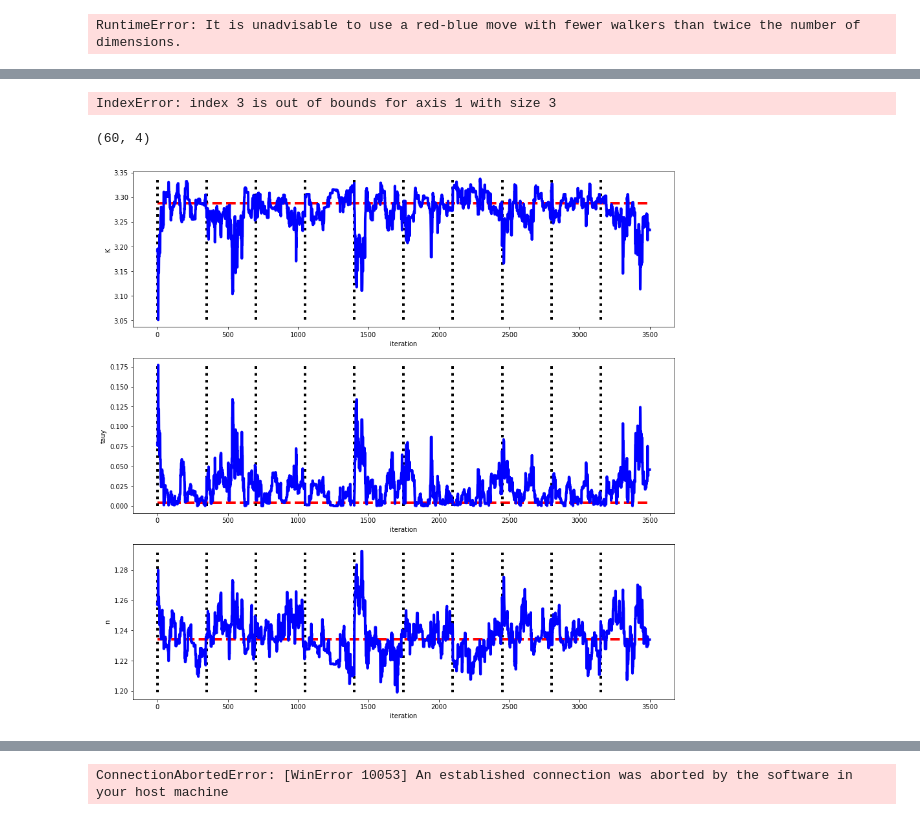
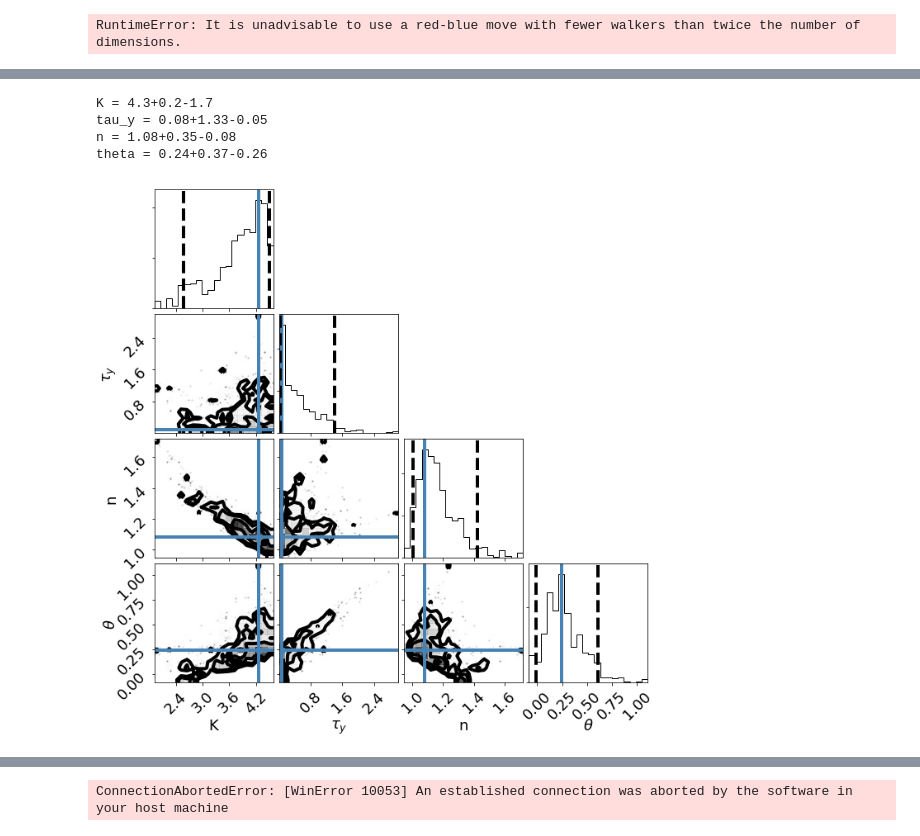
Before and after one commit to JanineBirnbaum18/3-phase-flow, a Jupyter notebook: MCMC/MCMC_from_file.ipynb, the cells around one changed output, grey strips where cells are left out. Drawn from its saved outputs; the diff is of its cells as text; code cells hidden in the pictures.

```diff
--- a/MCMC/MCMC_from_file.ipynb
+++ b/MCMC/MCMC_from_file.ipynb
@@ -302,59 +361,55 @@ RuntimeError: It is unadvisable to use a red-blue move with fewer walkers than t
 # %%
 # Inspect MCMC results
-s = 0 #ignore initial samples
-samples = sampler.chain[:, s:, :].reshape((-1, ndim))
+#ignore initial samples
 
-K_fit = samples[:,0]; tauy_fit = samples[:,1]; n_fit = samples[:,2]; theta_fit = samples[:,3]
+K_fit = samples_full[:,0]; tauy_fit = samples_full[:,1]; n_fit = samples_full[:,2]; theta_fit = samples_full[:,3]
 
 # Find mode of each posterior distribution
 N, bin_edges = np.histogram(K_fit, bins=20)
 K_post = np.mean([bin_edges[np.argmax(N)], bin_edges[np.argmax(N)+1]])
 N, bin_edges = np.histogram(tauy_fit, bins=20)
 tauy_post = np.mean([bin_edges[np.argmax(N)], bin_edges[np.argmax(N)+1]])
 N, bin_edges = np.histogram(n_fit, bins=20)
 n_post = np.mean([bin_edges[np.argmax(N)], bin_edges[np.argmax(N)+1]])
 N, bin_edges = np.histogram(theta_fit, bins=20)
 theta_post = np.mean([bin_edges[np.argmax(N)], bin_edges[np.argmax(N)+1]])
 
-# Find standard deviation
-K_std = np.std(K_fit)
-tauy_std = np.std(tauy_fit)
-n_std = np.std(n_fit)
-theta_std = np.std(theta_fit)
+# Find quantiles
+K_Q05 = np.quantile(K_fit, .05)
+K_Q95 = np.quantile(K_fit, .95)
+
+tauy_Q05 = np.quantile(tauy_fit, .05)
+tauy_Q95 = np.quantile(tauy_fit, .95)
+
+n_Q05 = np.quantile(n_fit, .05)
+n_Q95 = np.quantile(n_fit, .95)
+
+theta_Q05 = np.quantile(theta_fit, .05)
+theta_Q95 = np.quantile(theta_fit, .95)
+
+# set default plotting parameters
+plt.rc('font', size=18) #set default font size to 22 (from 10)
+plt.rcParams['lines.linewidth'] = 4.0 #set default line width to 2.0 (from 1.0)
 
 # plot
-fig = corner.corner(samples, labels=["K", "tauy", "n", "theta"],
-                  truths=[K_post, tauy_post, n_post, theta_post])
-print('K = ' + np.array2string(K_post, precision=1) + ' +- ' + np.array2string(2*K_std, precision=1) +
-      ', tau_y = ' + np.array2string(tauy_post, precision=2) + ' +- ' + np.array2string(2*tauy_std, precision=2) +
-      ', n = ' + np.array2string(n_post, precision=2) + ' +- ' + np.array2string(2*n_std, precision=2) +
-      ', theta = ' + np.array2string(theta_post, precision=2) + ' +- ' + np.array2string(2*theta_std, precision=2))
+fig = corner.corner(samples_full, labels=["K", r"$\tau_y$", "n", r"$\theta$"],
+                  truths=[K_post, tauy_post, n_post, theta_post], quantiles=[0.05, 0.95])
+
+print('K = ' + np.array2string(K_post,precision=1) +
+         '+' + np.array2string(K_Q95 - K_post,precision=1) +
+         '-' + np.array2string(K_post - K_Q05,precision=1) + '\n'
+     'tau_y = ' + np.array2string(tauy_post,precision=2) +
+            '+' + np.array2string(tauy_Q95 - tauy_post,precision=2) +
+            '-' + np.array2string(tauy_post - tauy_Q05,precision=2) + '\n'
+     'n = ' + np.array2string(n_post,precision=2) +
+         '+' + np.array2string(n_Q95 - n_post,precision=2) +
+         '-' + np.array2string(n_post - n_Q05,precision=2) + '\n'
+     'theta = ' + np.array2string(theta_post,precision=2) +
+         '+' + np.array2string(theta_Q95 - theta_post,precision=2) +
+         '-' + np.array2string(theta_post - theta_Q05,precision=2))
 # %% [output]
-IndexError: index 3 is out of bounds for axis 1 with size 3
+K = 4.3+0.2-1.7
+tau_y = 0.08+1.33-0.05
+n = 1.08+0.35-0.08
+theta = 0.24+0.37-0.26
+[figure, added]
-# %%
-samples.shape
-# %% [output]
-(60, 4)
-# %%
-# inspect runs
-s = 150
-samples_full = sampler.chain[:, s:, :].reshape((-1, ndim))
-
-fig,ax = plt.subplots(nrows=3, figsize=(15,15))
-ax[0].plot(samples_full[:,0],'b-')
-ax[0].hlines(K_post, 0, samples_full.shape[0],colors='r',linestyles='dashed')
-ax[0].vlines(np.arange(nwalkers)*(steps-s),np.min(samples_full[:,0]),np.max(samples_full[:,0]),colors='k',linestyles='dotted')
-ax[0].set_xlabel('iteration')
-ax[0].set_ylabel('K')
-ax[1].plot(samples_full[:,1],'b-')
-ax[1].hlines(tauy_post, 0, samples_full.shape[0],colors='r',linestyles='dashed')
-ax[1].vlines(np.arange(nwalkers)*(steps-s),np.min(samples_full[:,1]),np.max(samples_full[:,1]),colors='k',linestyles='dotted')
-ax[1].set_xlabel('iteration')
-ax[1].set_ylabel('tauy')
-ax[2].plot(samples_full[:,2],'b-')
-ax[2].hlines(n_post, 0, samples_full.shape[0],colors='r',linestyles='dashed')
-ax[2].vlines(np.arange(nwalkers)*(steps-s),np.min(samples_full[:,2]),np.max(samples_full[:,2]),colors='k',linestyles='dotted')
-ax[2].set_xlabel('iteration')
-ax[2].set_ylabel('n');
-# %% [output]
-[figure, removed]
```
Also changed, not shown: parts of 10 cells of this notebook, 3 other files.
